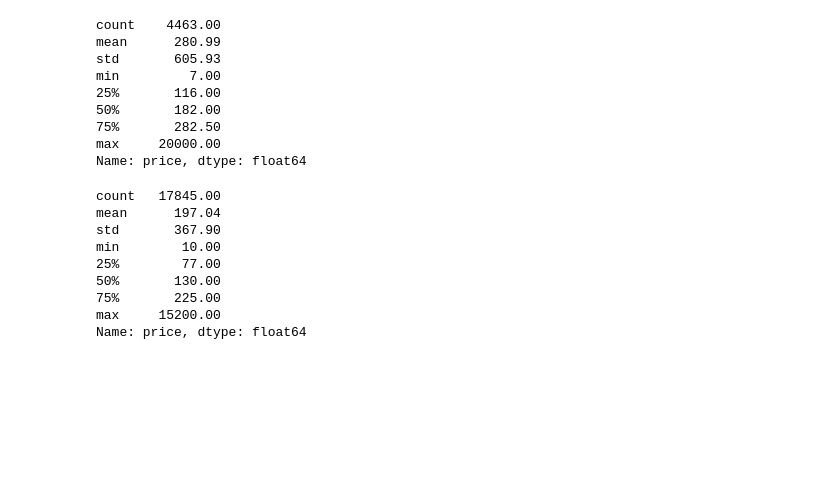
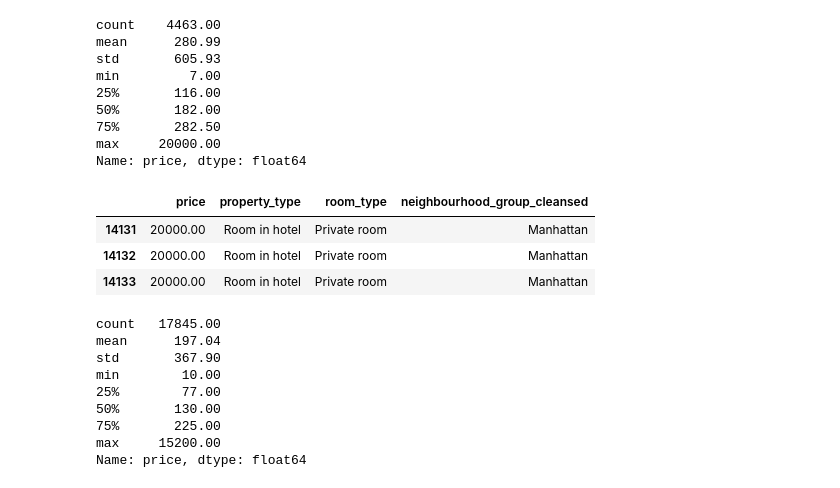
Before and after one commit to motimit/second_project, a Jupyter notebook: Chanhui_EDA/chanhui_eda_1.ipynb, the cells around one changed output. Cells and saved outputs as stored; diff of their text form; code cells hidden in the pictures; blank space fills up the shorter version.

```diff
--- a/Chanhui_EDA/chanhui_eda_1.ipynb
+++ b/Chanhui_EDA/chanhui_eda_1.ipynb
@@ -291,6 +299,13 @@ min         7.00
 75%       282.50
 max     20000.00
 Name: price, dtype: float64
+# %%
+df.loc[df['price'] == 20000, ['price', 'property_type', 'room_type', 'neighbourhood_group_cleansed']]
+# %% [output]
+|  | price | property_type | room_type | neighbourhood_group_cleansed |
+| 14131 | 20000.00 | Room in hotel | Private room | Manhattan |
+| 14132 | 20000.00 | Room in hotel | Private room | Manhattan |
+| 14133 | 20000.00 | Room in hotel | Private room | Manhattan |
 # %%
 df[df['license'].isna()]['price'].describe()
 # %% [output]
```
Also changed, not shown: parts of 3 cells of this notebook, 3 other files.
